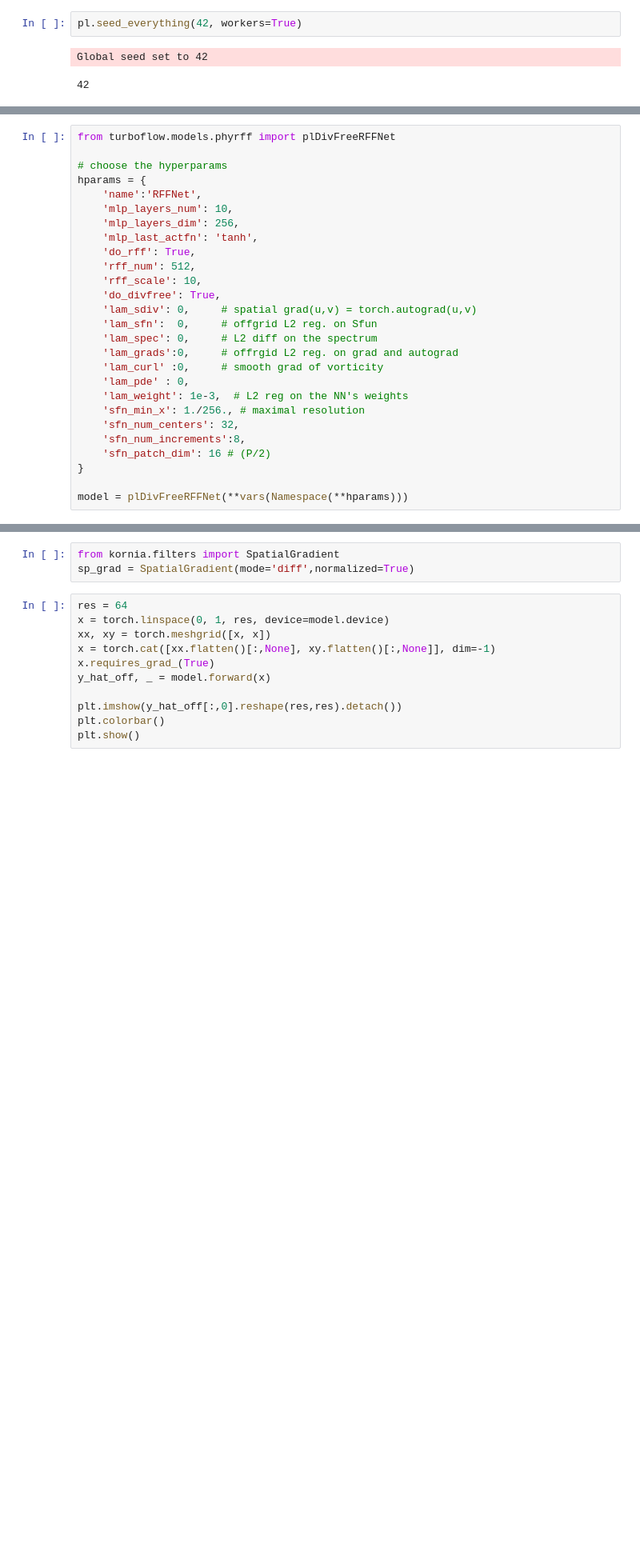
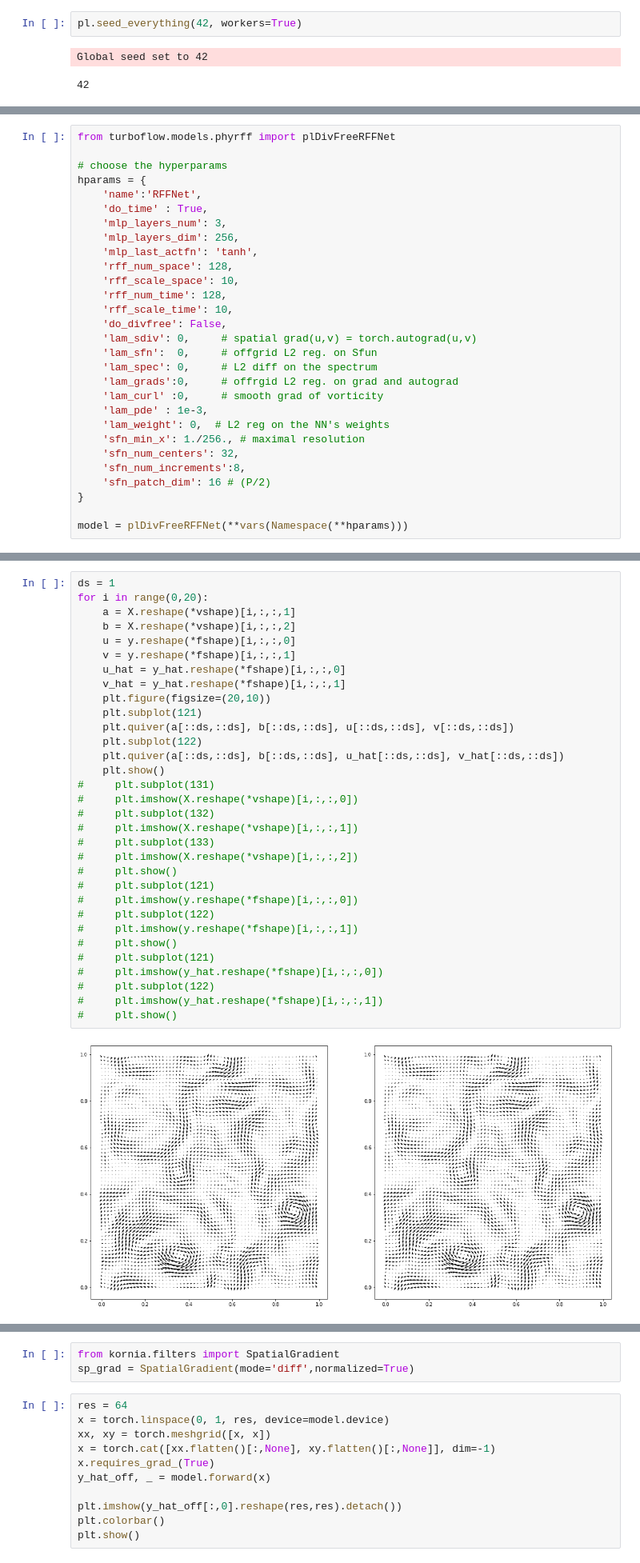
Before and after one commit to Chutlhu/TurboSuperResultion, a Jupyter notebook: notebooks/[Sandbox,PINNUS,Turb2D,time] PINNUS with Time and NS equations.ipynb, the cells around one changed output, grey strips where cells are left out. Shown at 80% size. Drawn from its saved outputs; the diff is of its cells as text; blank space fills up the shorter version.

```diff
--- a/notebooks/[Sandbox,PINNUS,Turb2D,time] PINNUS with Time and NS equations.ipynb
+++ b/notebooks/[Sandbox,PINNUS,Turb2D,time] PINNUS with Time and NS equations.ipynb
@@ -70,20 +148,22 @@ from turboflow.models.phyrff import plDivFreeRFFNet
 # choose the hyperparams
 hparams = {
     'name':'RFFNet',
-    'mlp_layers_num': 10,
+    'do_time' : True,
+    'mlp_layers_num': 3,
     'mlp_layers_dim': 256,
     'mlp_last_actfn': 'tanh',
-    'do_rff': True,
-    'rff_num': 512,
-    'rff_scale': 10,
-    'do_divfree': True,
+    'rff_num_space': 128,
+    'rff_scale_space': 10,
+    'rff_num_time': 128,
+    'rff_scale_time': 10,
+    'do_divfree': False,
     'lam_sdiv': 0,     # spatial grad(u,v) = torch.autograd(u,v)
     'lam_sfn':  0,     # offgrid L2 reg. on Sfun
     'lam_spec': 0,     # L2 diff on the spectrum
     'lam_grads':0,     # offrgid L2 reg. on grad and autograd
     'lam_curl' :0,     # smooth grad of vorticity
-    'lam_pde' : 0,
-    'lam_weight': 1e-3,  # L2 reg on the NN's weights
+    'lam_pde' : 1e-3,
+    'lam_weight': 0,  # L2 reg on the NN's weights
     'sfn_min_x': 1./256., # maximal resolution
     'sfn_num_centers': 32,
     'sfn_num_increments':8,
@@ -183,0 +269,34 @@ checkpoint_callback.best_model_path
+# %%
+ds = 1
+for i in range(0,20):
+    a = X.reshape(*vshape)[i,:,:,1]
+    b = X.reshape(*vshape)[i,:,:,2]
+    u = y.reshape(*fshape)[i,:,:,0]
+    v = y.reshape(*fshape)[i,:,:,1]
+    u_hat = y_hat.reshape(*fshape)[i,:,:,0]
+    v_hat = y_hat.reshape(*fshape)[i,:,:,1]
+    plt.figure(figsize=(20,10))
+    plt.subplot(121)
+    plt.quiver(a[::ds,::ds], b[::ds,::ds], u[::ds,::ds], v[::ds,::ds])
+    plt.subplot(122)
+    plt.quiver(a[::ds,::ds], b[::ds,::ds], u_hat[::ds,::ds], v_hat[::ds,::ds])
+    plt.show()
+#     plt.subplot(131)
+#     plt.imshow(X.reshape(*vshape)[i,:,:,0])
+#     plt.subplot(132)
+#     plt.imshow(X.reshape(*vshape)[i,:,:,1])
+#     plt.subplot(133)
+#     plt.imshow(X.reshape(*vshape)[i,:,:,2])
+#     plt.show()
+#     plt.subplot(121)
+#     plt.imshow(y.reshape(*fshape)[i,:,:,0])
+#     plt.subplot(122)
+#     plt.imshow(y.reshape(*fshape)[i,:,:,1])
+#     plt.show()
+#     plt.subplot(121)
+#     plt.imshow(y_hat.reshape(*fshape)[i,:,:,0])
+#     plt.subplot(122)
+#     plt.imshow(y_hat.reshape(*fshape)[i,:,:,1])
+#     plt.show()
+# %% [output]
+[figure, added]
```
Also changed, not shown: parts of 14 cells of this notebook, 11 other files.
